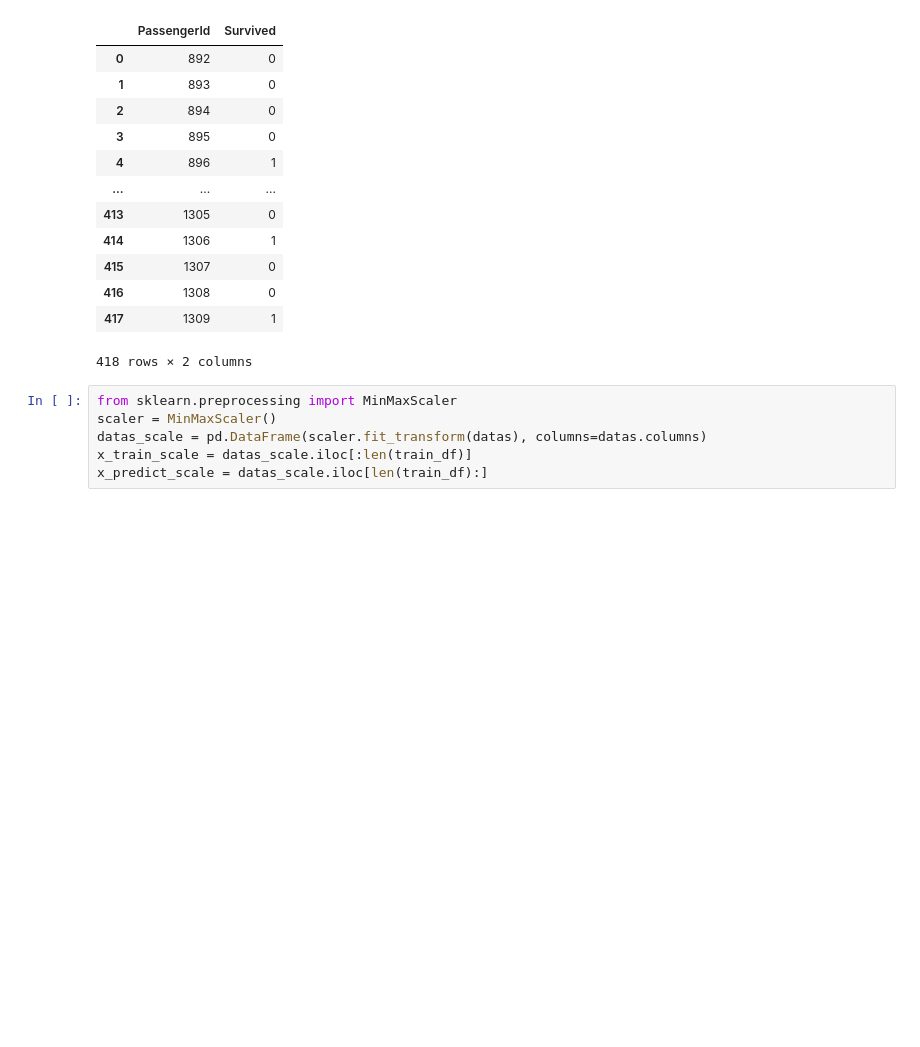
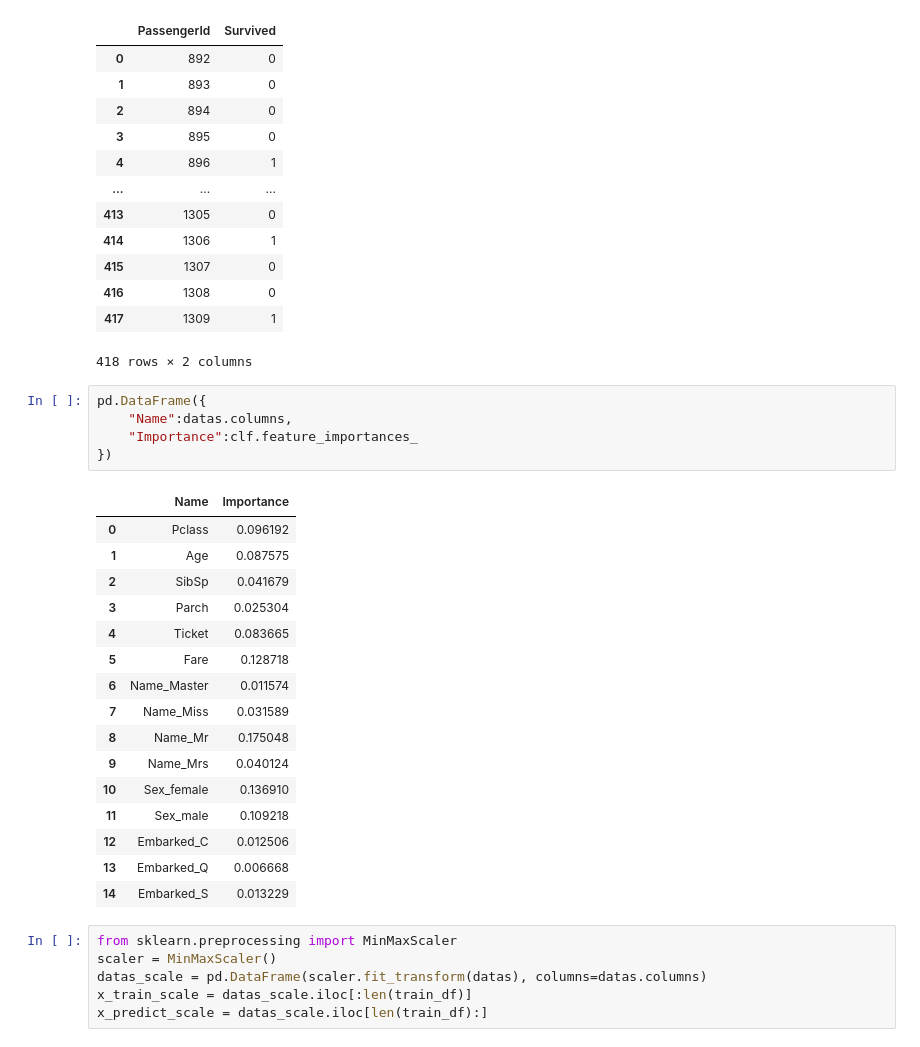
Before and after one commit to Elwing-Chou/ml0716, a Jupyter notebook: titanic.ipynb, the cells around one changed output. Drawn from its saved outputs; the diff is of its cells as text; blank space fills up the shorter version.

```diff
--- a/titanic.ipynb
+++ b/titanic.ipynb
@@ -189,6 +184,28 @@ df
 | 416 | 1308 | 0 |
 | 417 | 1309 | 1 |
 418 rows × 2 columns
+# %%
+pd.DataFrame({
+    "Name":datas.columns,
+    "Importance":clf.feature_importances_
+})
+# %% [output]
+|  | Name | Importance |
+| 0 | Pclass | 0.096192 |
+| 1 | Age | 0.087575 |
+| 2 | SibSp | 0.041679 |
+| 3 | Parch | 0.025304 |
+| 4 | Ticket | 0.083665 |
+| 5 | Fare | 0.128718 |
+| 6 | Name_Master | 0.011574 |
+| 7 | Name_Miss | 0.031589 |
+| 8 | Name_Mr | 0.175048 |
+| 9 | Name_Mrs | 0.040124 |
+| 10 | Sex_female | 0.136910 |
+| 11 | Sex_male | 0.109218 |
+| 12 | Embarked_C | 0.012506 |
+| 13 | Embarked_Q | 0.006668 |
+| 14 | Embarked_S | 0.013229 |
 # %%
 from sklearn.preprocessing import MinMaxScaler
 scaler = MinMaxScaler()
```
Also changed, not shown: parts of 3 cells of this notebook.
